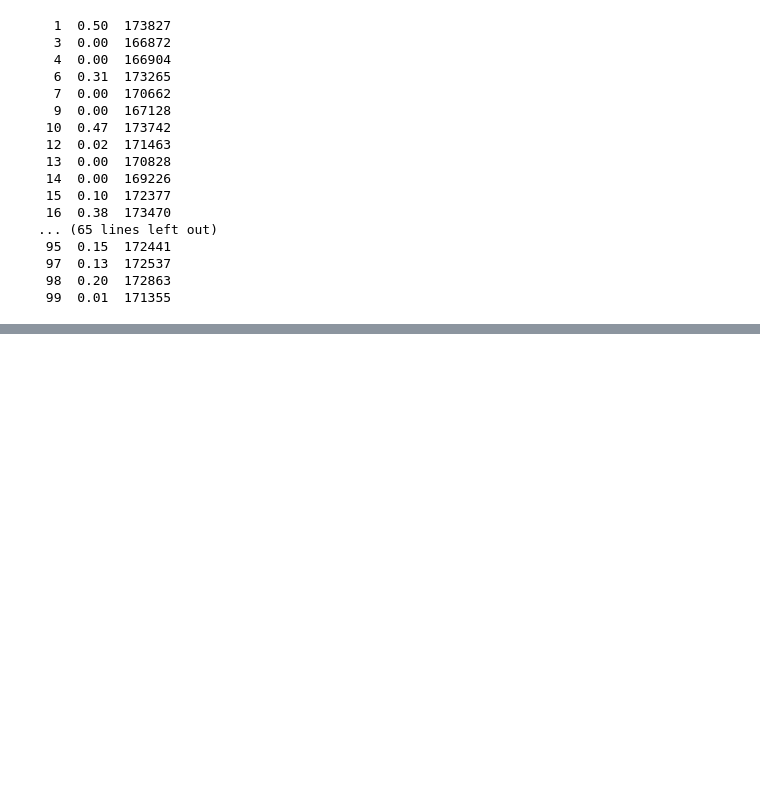
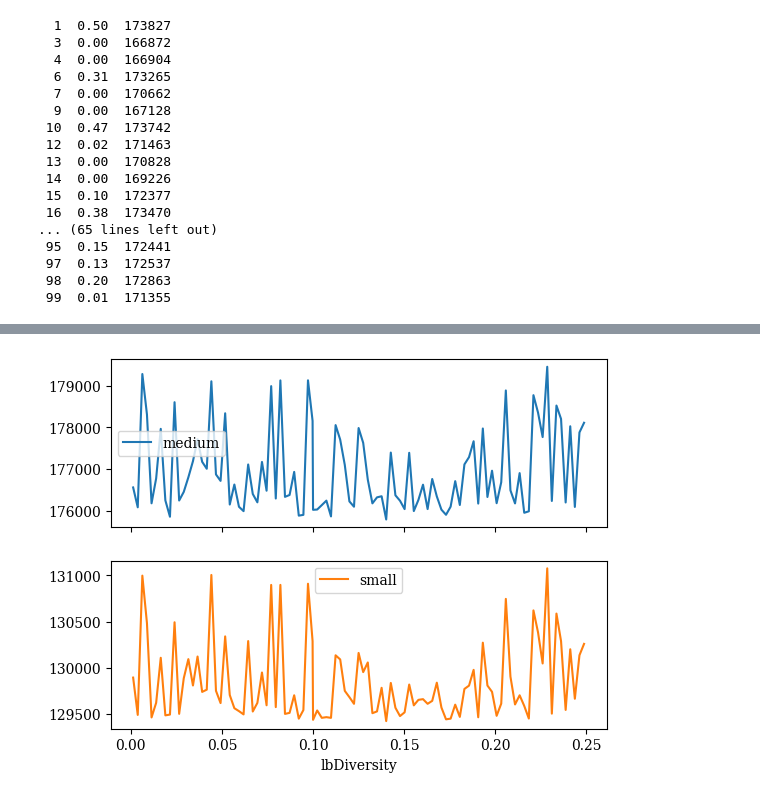
Before and after one commit to N-Wouda/Euro-NeurIPS-2022, a Jupyter notebook: notebooks/dynamic-tuning.ipynb, the cells around one changed output, grey strips where cells are left out. Saved outputs shown, nothing was run; the diff lists cells and outputs as text; code cells hidden in the pictures; blank space fills up the shorter version.

```diff
--- a/notebooks/dynamic-tuning.ipynb
+++ b/notebooks/dynamic-tuning.ipynb
@@ -305,0 +330,4 @@ For the dynamic solver.
+# %%
+df.cost.groupby([df["lbDiversity"], df["size_group"]]).mean().unstack().plot(subplots=True);
+# %% [output]
+[figure, added]
```
Also changed, not shown: parts of 36 cells of this notebook, 1 other file.
